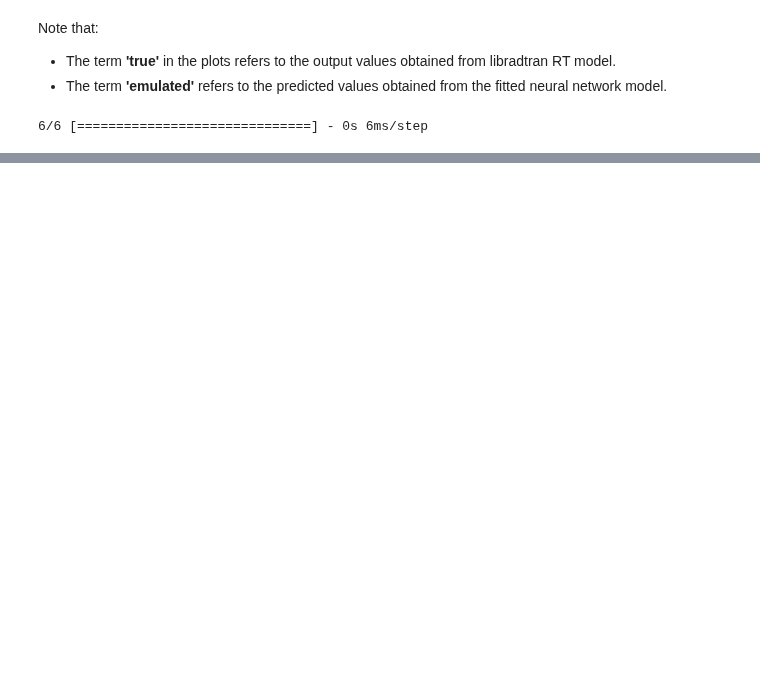
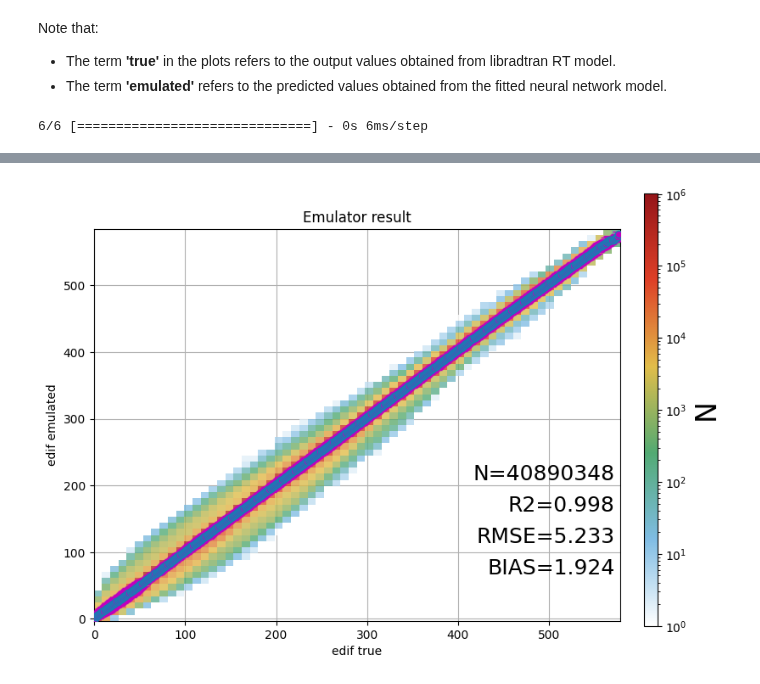
Before and after one commit to HerraKaava/RT_model_emulator, a Jupyter notebook: code-files/NN_model_edif.ipynb, the cells around one changed output, grey strips where cells are left out. Drawn from its saved outputs; the diff is of its cells as text; code cells hidden in the pictures; blank space fills up the shorter version.

```diff
--- a/code-files/NN_model_edif.ipynb
+++ b/code-files/NN_model_edif.ipynb
@@ -268,0 +333,10 @@ $\, \boldsymbol{\rightarrow} \,$ the model systematically **underestimates** the
+# %%
+# Plot emulator results vs. true (libradtran RT model) values
+plot_data(y_true=Y_test_edif,
+          y_pred=edif_preds_test,
+          title="Emulator result",
+          x_label="edif true",
+          y_label="edif emulated",
+          error_bar_on=True)
+# %% [output]
+[figure, added]
```
Also changed, not shown: parts of 21 cells of this notebook.
